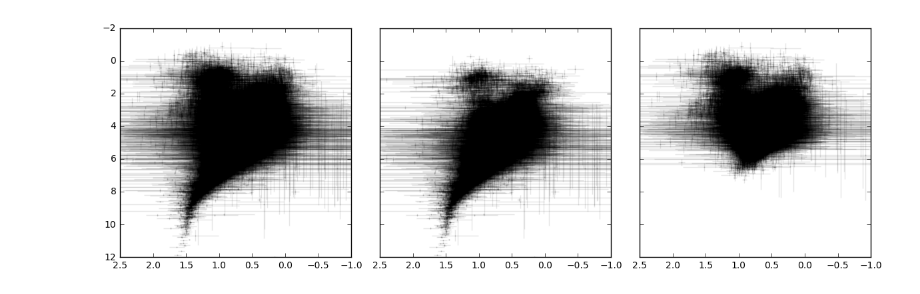
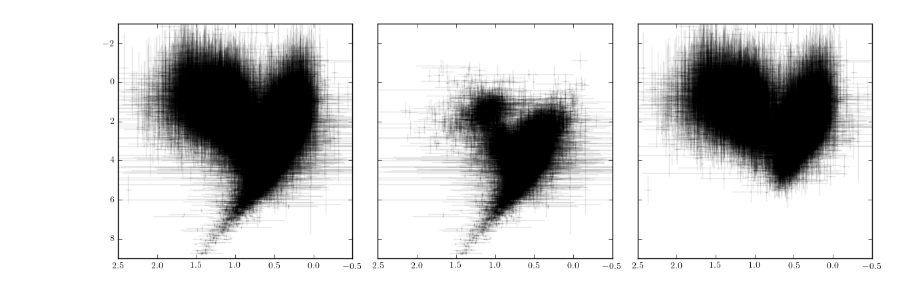
Before and after one commit to errai34/Starlight, a Jupyter notebook: notebooks/Simple HHRD applied to TGAS.ipynb, the cells around one changed output. Saved outputs shown, nothing was run; the diff lists cells and outputs as text; code cells hidden in the pictures.

```diff
--- a/notebooks/Simple HHRD applied to TGAS.ipynb
+++ b/notebooks/Simple HHRD applied to TGAS.ipynb
@@ -104,10 +139,10 @@ obscolors.min(), obscolors.max(), obsabsmag.min(), obsabsmag.max()
 # %%
 # Construct tiling of mag-color space
-nbins_perdim = 30
-finenbins_perdim = 200
+nbins_perdim = 40
+finenbins_perdim = 160
 nbins = nbins_perdim**(ncols+1)
-lines = [np.linspace(-2, 12, nbins_perdim), np.linspace(-1.0, 2.5, nbins_perdim)]
-flines = [np.linspace(-2, 12, finenbins_perdim), np.linspace(-1.0, 2.5, finenbins_perdim)]
+lines = [np.linspace(-3, 9, nbins_perdim), np.linspace(-0.5, 2.5, nbins_perdim)]
+flines = [np.linspace(-3, 9, finenbins_perdim), np.linspace(-0.5, 2.5, finenbins_perdim)]
 mugrids = np.meshgrid(*lines)
 siggrids = np.meshgrid(*[np.repeat((l[1]-l[0])/2, nbins_perdim) for l in lines])
 
@@ -116,3 +151,22 @@ binsigs = np.vstack([g.ravel() for g in siggrids]).T
 
 fgrids = np.meshgrid(*flines)
 xfine = np.vstack([g.ravel() for g in fgrids]).T
+# %%
+dist_max = 2.5
+ind = np.abs(ebv) < 2
+ind &= np.isfinite(ebv)
+ind &= 1/varpi < dist_max
+ind &= obsabsmag > lines[0].min()
+ind &= obsabsmag < lines[0].max()
+for i in range(ncols):
+    ind &= obscolors[:, i] > lines[i+1].min()
+    ind &= obscolors[:, i] < lines[i+1].max()
+varpi = varpi[ind]
+varpi_err = varpi_err[ind]
+obsmags = obsmags[ind]
+obsmags_err = obsmags_err[ind]
+obscolors = obscolors[ind, :]
+obscolors_err = obscolors_err[ind, :]
+obsabsmag = obsabsmag[ind]
+nobj = ind.sum()
+print(nobj)
@@ -147,0 +199,2 @@ logdist_err = 5*np.vstack([np.log10(1./(varpi + varpi_err*np.random.randn(nobj))
+# %%
+logdist_err = varpi_err * 5 / varpi / np.log(10)
@@ -189,7 +262,11 @@ np.random.shuffle(inds)
 frac = 0.1
 lim = int(frac*nobj)
 ind_validation = inds[:lim]
-ind_validation = ind_validation[np.argsort((varpi_err/varpi)[ind_validation])]
+ind_validation = ind_validation[(varpi_err/varpi)[ind_validation]**2 < 0.2]
 ind_training = inds[lim:]
 ind_training_sorted = ind_training[np.argsort((varpi_err/varpi)[ind_training])]
-ind_training_best, ind_training_worst = np.split(ind_training_sorted[:], 2)
+if ind_training_sorted.size % 2 == 0:
+    ind_training_best, ind_training_worst = np.split(ind_training_sorted[:], 2)
+else:
+    ind_training_best, ind_training_worst = np.split(ind_training_sorted[:-1], 2)
+snrlim = np.min((varpi/varpi_err)[ind_training_best])
@@ -209,28 +303,26 @@ plt.hist(logdist_err[ind_training_best] / np.abs(5*np.log10(1/varpi[ind_training
 # %%
-cmap = plt.cm.gray_r
-cmap.set_gamma(0.5)
 fig, axs = plt.subplots(1, 3, figsize=(12, 4), sharex=True, sharey=True)
 axs = axs.ravel()
 yerr = np.sqrt(obsmags_err**2 + (logdist_err)**2)
 xerr = obscolors_err
 args = {'fmt': 'o', 'markersize': 1, 'color': 'k', 'lw': 1, 'capsize': 0, 'alpha': 0.1}
 axs[0].errorbar(obscolors[ind_training],
                 obsabsmag[ind_training],
                 yerr=yerr[ind_training],
                 xerr=xerr[ind_training],
                 **args)
 axs[1].errorbar(obscolors[ind_training_best],
                 obsabsmag[ind_training_best],
                 yerr=yerr[ind_training_best],
                 xerr=xerr[ind_training_best],
                 **args)
 axs[2].errorbar(obscolors[ind_training_worst],
                 obsabsmag[ind_training_worst],
                 yerr=yerr[ind_training_worst],
                 xerr=xerr[ind_training_worst],
                 **args)
 axs[-1].set_ylim(lines[0][-1], lines[0][0])
 axs[-1].set_xlim(lines[1][-1], lines[1][0])
 fig.tight_layout()
 # %% [output]
-[figure, old version]
+[figure, new version]
```
Also changed, not shown: parts of 77 cells of this notebook, 21 other files.
